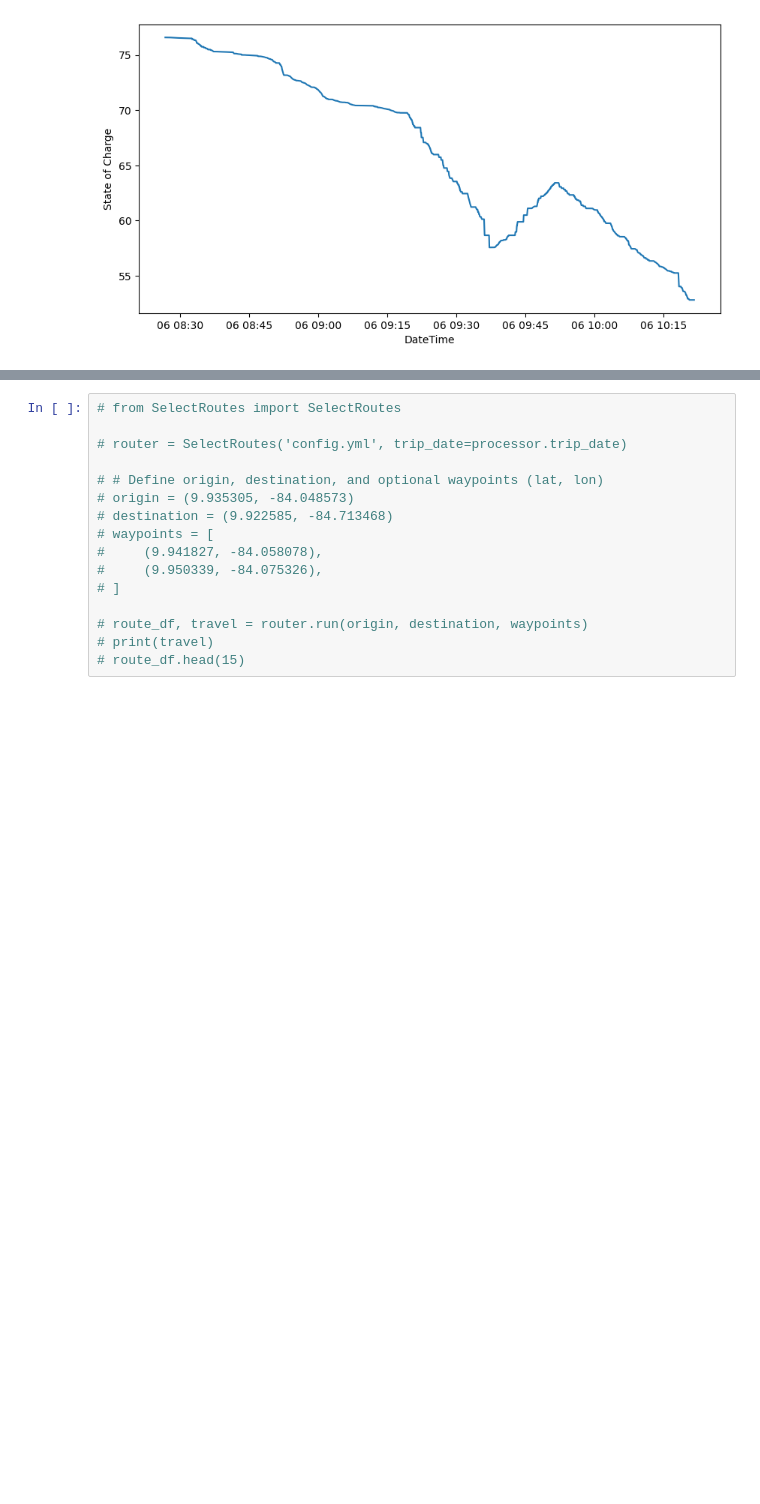
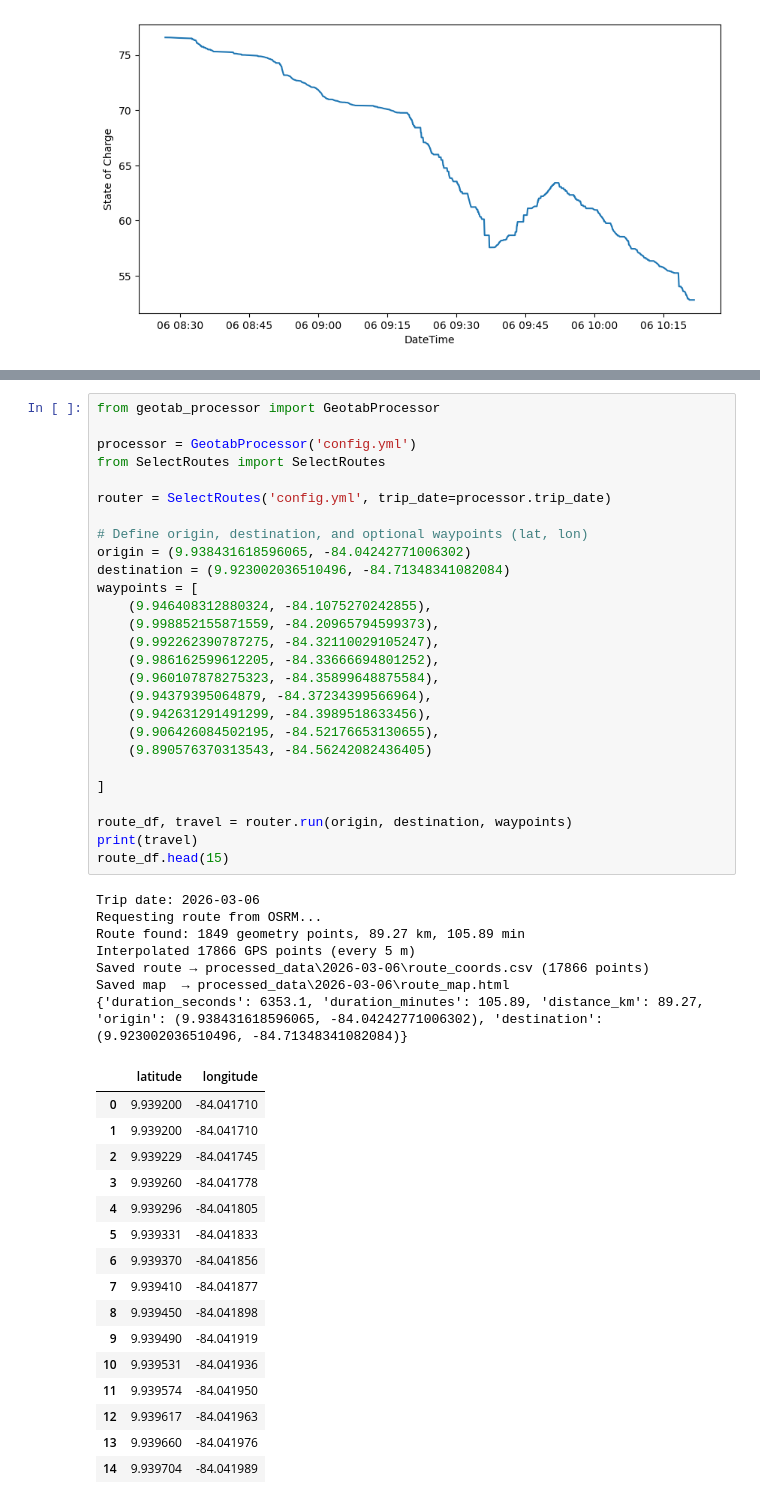
Before and after one commit to prognostics-lab/Process_Geotab_Data, a Jupyter notebook: test.ipynb, the cells around one changed output, grey strips where cells are left out. Cells and saved outputs as stored; diff of their text form; blank space fills up the shorter version.

Commit message:
incorporar waypoints

```diff
--- a/test.ipynb
+++ b/test.ipynb
@@ -161,18 +161,53 @@ Saved features → processed_data\2026-03-06\features.csv
 | 13 | 13 | 8 | 1429.531143 | 102.911443 | 67.0 | 23.0 | 0.0 | 0.000000 | 0 | ... |
 | 14 | 14 | 8 | 1533.555773 | 104.024630 | 67.0 | 23.0 | 0.0 | 0.000000 | 0 | ... |
 # %%
-# from SelectRoutes import SelectRoutes
+from geotab_processor import GeotabProcessor
 
-# router = SelectRoutes('config.yml', trip_date=processor.trip_date)
+processor = GeotabProcessor('config.yml')
+from SelectRoutes import SelectRoutes
 
-# # Define origin, destination, and optional waypoints (lat, lon)
-# origin = (9.935305, -84.048573)
-# destination = (9.922585, -84.713468)
-# waypoints = [
-#     (9.941827, -84.058078),
-#     (9.950339, -84.075326),
-# ]
+router = SelectRoutes('config.yml', trip_date=processor.trip_date)
 
-# route_df, travel = router.run(origin, destination, waypoints)
-# print(travel)
-# route_df.head(15)
+# Define origin, destination, and optional waypoints (lat, lon)
+origin = (9.938431618596065, -84.04242771006302)
+destination = (9.923002036510496, -84.71348341082084)
+waypoints = [
+    (9.946408312880324, -84.1075270242855),
+    (9.998852155871559, -84.20965794599373),
+    (9.992262390787275, -84.32110029105247),
+    (9.986162599612205, -84.33666694801252),
+    (9.960107878275323, -84.35899648875584),
+    (9.94379395064879, -84.37234399566964),
+    (9.942631291491299, -84.3989518633456),
+    (9.906426084502195, -84.52176653130655),
+    (9.890576370313543, -84.56242082436405)
+
+]
+
+route_df, travel = router.run(origin, destination, waypoints)
+print(travel)
+route_df.head(15)
+# %% [output]
+Trip date: 2026-03-06
+Requesting route from OSRM...
+Route found: 1849 geometry points, 89.27 km, 105.89 min
+Interpolated 17866 GPS points (every 5 m)
+Saved route → processed_data\2026-03-06\route_coords.csv (17866 points)
+Saved map  → processed_data\2026-03-06\route_map.html
+{'duration_seconds': 6353.1, 'duration_minutes': 105.89, 'distance_km': 89.27, 'origin': (9.938431618596065, -84.04242771006302), 'destination': (9.923002036510496, -84.71348341082084)}
+|  | latitude | longitude |
+| 0 | 9.939200 | -84.041710 |
+| 1 | 9.939200 | -84.041710 |
+| 2 | 9.939229 | -84.041745 |
+| 3 | 9.939260 | -84.041778 |
+| 4 | 9.939296 | -84.041805 |
+| 5 | 9.939331 | -84.041833 |
+| 6 | 9.939370 | -84.041856 |
+| 7 | 9.939410 | -84.041877 |
+| 8 | 9.939450 | -84.041898 |
+| 9 | 9.939490 | -84.041919 |
+| 10 | 9.939531 | -84.041936 |
+| 11 | 9.939574 | -84.041950 |
+| 12 | 9.939617 | -84.041963 |
+| 13 | 9.939660 | -84.041976 |
+| 14 | 9.939704 | -84.041989 |
```
